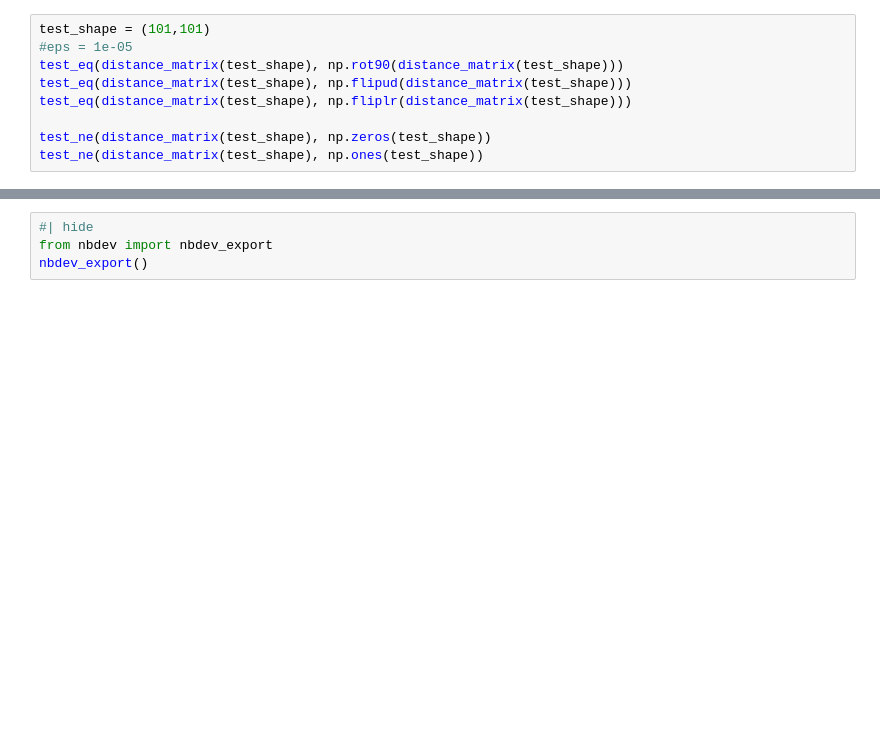
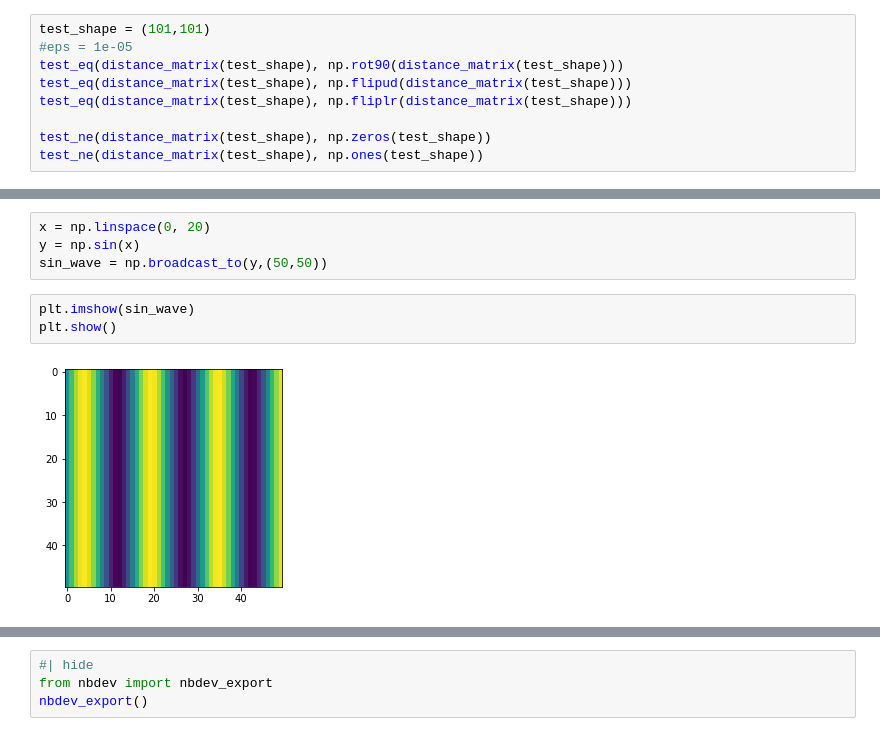
Before and after one commit to kpjmcg/rough, a Jupyter notebook: 00_data.ipynb, the cells around one changed output, grey strips where cells are left out. Saved outputs shown, nothing was run; the diff lists cells and outputs as text; blank space fills up the shorter version.

```diff
--- a/00_data.ipynb
+++ b/00_data.ipynb
@@ -337,0 +426,9 @@ test_ne(distance_matrix(test_shape), np.ones(test_shape))
+# %%
+x = np.linspace(0, 20)
+y = np.sin(x)
+sin_wave = np.broadcast_to(y,(50,50))
+# %%
+plt.imshow(sin_wave)
+plt.show()
+# %% [output]
+[figure, added]
```
Also changed, not shown: parts of 22 cells of this notebook, 2 other files.
